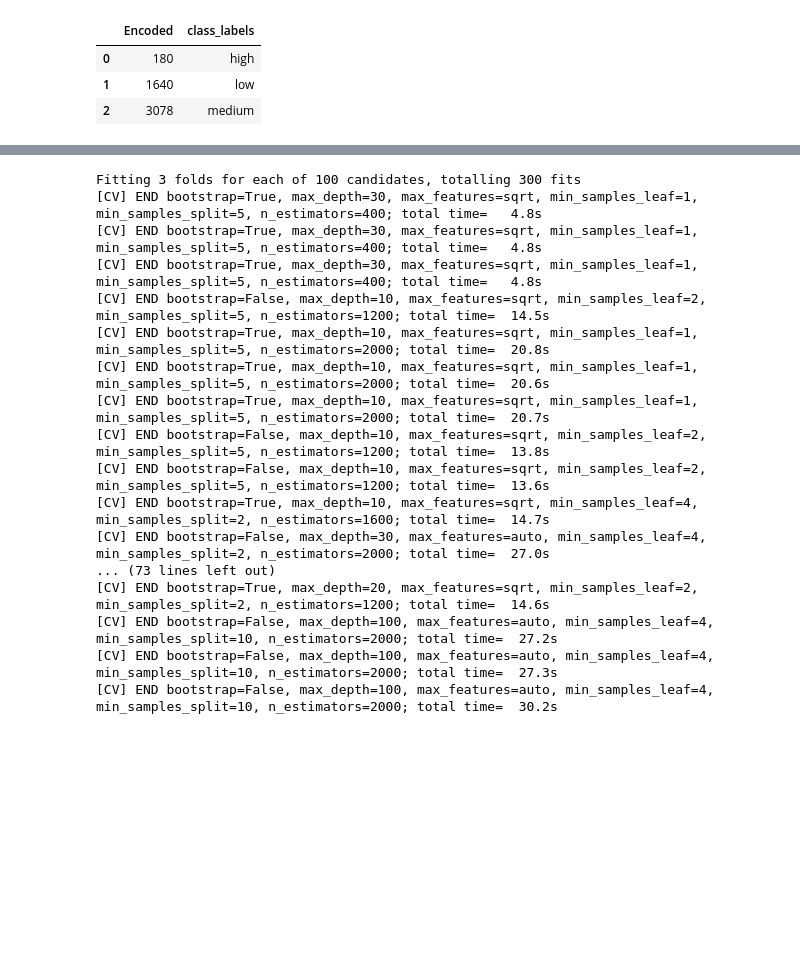
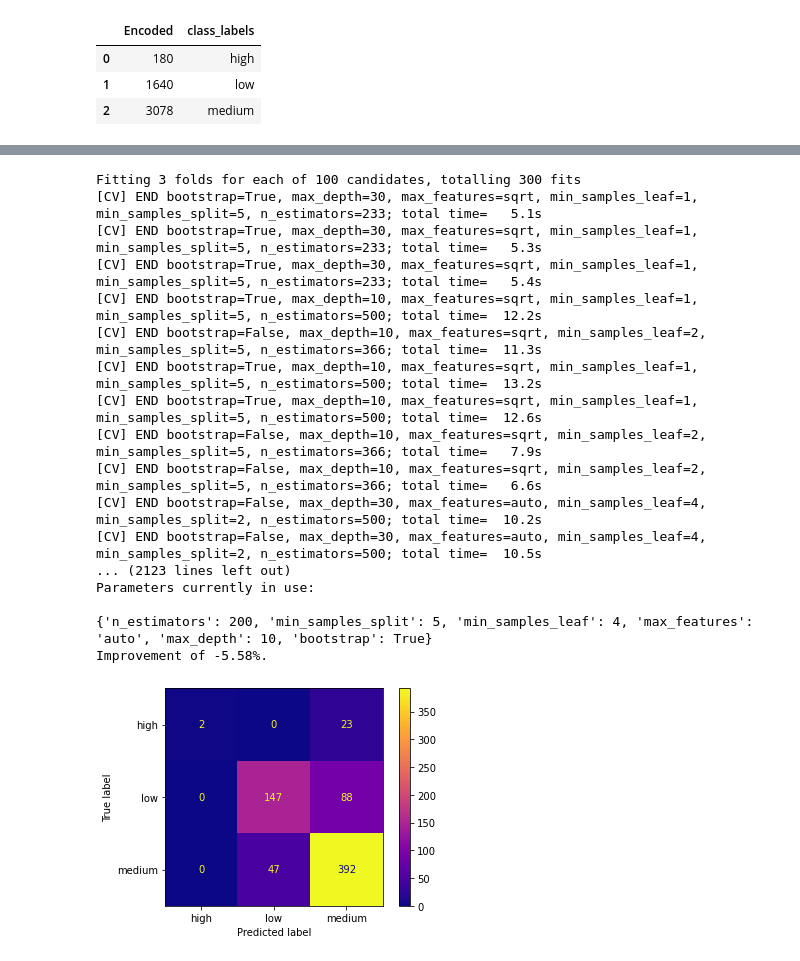
Before and after one commit to GitKPAN/4_BlueBerry-Winery, a Jupyter notebook: WWines_3L.ipynb, the cells around one changed output, grey strips where cells are left out. Drawn from its saved outputs; the diff is of its cells as text; code cells hidden in the pictures; blank space fills up the shorter version.

Commit message:
Tuned parameters of Random Forest & Decision Trees

```diff
--- a/WWines_3L.ipynb
+++ b/WWines_3L.ipynb
@@ -1066,7 +1105,7 @@ Y = enc_3ql.iloc[:,-1]
 # 'min_weight_fraction_leaf': 0.0, 'n_estimators': 100, 'n_jobs': None, 'oob_score': False, 'random_state': None, 'verbose': 0, 'warm_start': False}
 
 # Number of trees in random forest
-n_estimators = [int(x) for x in np.linspace(start = 200, stop = 2000, num = 10)]
+n_estimators = [int(x) for x in np.linspace(start = 200, stop = 500, num = 10)]
 # Number of features to consider at every split
 max_features = ['auto', 'sqrt']
 # Maximum number of levels in tree
@@ -1094,8 +1133,8 @@ rf = RandomForestClassifier()
 # search across 100 different combinations, and use all available cores
 rf_random = RandomizedSearchCV(estimator = rf, param_distributions = random_grid, n_iter = 100, cv = 3, verbose=2, random_state=42, n_jobs = -1)
 
-# Now we create a StratifiedKFold object with 3 folds
-skf = StratifiedKFold(n_splits=10, shuffle=True, random_state=42)
+# Now we create a StratifiedKFold object with "n_split" folds
+skf = StratifiedKFold(n_splits=7, shuffle=True, random_state=42)
 
 accu_score = []
 
@@ -1122,46 +1161,50 @@ print("--------------------------------------------------------")
 print("checking the accuracy of our model")
 
 print('List of possible accuracy:', accu_score)
 
 print('\nMaximum Accuracy That can be obtained from this model is:',max(accu_score)*100, '%')
 
 print('\nMinimum Accuracy:', min(accu_score)*100, '%')
 
 print('\nOverall Accuracy (mean):', np.mean(accu_score)*100, '%',"\n")
 
 print("--------------------------------------------------------")
 print("The Classificaion Report for our model:")
 print(classification_report(Y_test, Y_predict, target_names=["high", "low", "medium"]),"\n")
 
 print("--------------------------------------------------------")
 kappa = cohen_kappa_score(Y_test, Y_predict)
 print("Cohen-Kappa score:", kappa, "\n")
 
 print("--------------------------------------------------------")
 # Now we want to visualize the Confusion Matrix
 print("Confusion Matrix:")
 ConfusionMatrixDisplay.from_predictions(Y_test, Y_predict, display_labels= ["high", "low", "medium"] ,colorbar= True, cmap="plasma")
 
 
 print('Parameters currently in use:\n')
 print(rf_random.best_params_)
 
 print('Improvement of {:0.2f}%.'.format( 100 * (tuned_accuracy - 0.819742) / 0.819742))
+
+#{'n_estimators': 500, 'min_samples_split': 5, 'min_samples_leaf': 1, 'max_features': 'sqrt', 'max_depth': 10, 'bootstrap': True}
+#{'n_estimators': 200, 'min_samples_split': 5, 'min_samples_leaf': 4, 'max_features': 'auto', 'max_depth': 10, 'bootstrap': True}
 # %% [output]
 Fitting 3 folds for each of 100 candidates, totalling 300 fits
-[CV] END bootstrap=True, max_depth=30, max_features=sqrt, min_samples_leaf=1, min_samples_split=5, n_estimators=400; total time=   4.8s
-[CV] END bootstrap=True, max_depth=30, max_features=sqrt, min_samples_leaf=1, min_samples_split=5, n_estimators=400; total time=   4.8s
-[CV] END bootstrap=True, max_depth=30, max_features=sqrt, min_samples_leaf=1, min_samples_split=5, n_estimators=400; total time=   4.8s
-[CV] END bootstrap=False, max_depth=10, max_features=sqrt, min_samples_leaf=2, min_samples_split=5, n_estimators=1200; total time=  14.5s
-[CV] END bootstrap=True, max_depth=10, max_features=sqrt, min_samples_leaf=1, min_samples_split=5, n_estimators=2000; total time=  20.8s
-[CV] END bootstrap=True, max_depth=10, max_features=sqrt, min_samples_leaf=1, min_samples_split=5, n_estimators=2000; total time=  20.6s
-[CV] END bootstrap=True, max_depth=10, max_features=sqrt, min_samples_leaf=1, min_samples_split=5, n_estimators=2000; total time=  20.7s
-[CV] END bootstrap=False, max_depth=10, max_features=sqrt, min_samples_leaf=2, min_samples_split=5, n_estimators=1200; total time=  13.8s
-[CV] END bootstrap=False, max_depth=10, max_features=sqrt, min_samples_leaf=2, min_samples_split=5, n_estimators=1200; total time=  13.6s
-[CV] END bootstrap=True, max_depth=10, max_features=sqrt, min_samples_leaf=4, min_samples_split=2, n_estimators=1600; total time=  14.7s
-[CV] END bootstrap=False, max_depth=30, max_features=auto, min_samples_leaf=4, min_samples_split=2, n_estimators=2000; total time=  27.0s
-... (73 lines left out)
-[CV] END bootstrap=True, max_depth=20, max_features=sqrt, min_samples_leaf=2, min_samples_split=2, n_estimators=1200; total time=  14.6s
-[CV] END bootstrap=False, max_depth=100, max_features=auto, min_samples_leaf=4, min_samples_split=10, n_estimators=2000; total time=  27.2s
-[CV] END bootstrap=False, max_depth=100, max_features=auto, min_samples_leaf=4, min_samples_split=10, n_estimators=2000; total time=  27.3s
-[CV] END bootstrap=False, max_depth=100, max_features=auto, min_samples_leaf=4, min_samples_split=10, n_estimators=2000; total time=  30.2s
+[CV] END bootstrap=True, max_depth=30, max_features=sqrt, min_samples_leaf=1, min_samples_split=5, n_estimators=233; total time=   5.1s
+[CV] END bootstrap=True, max_depth=30, max_features=sqrt, min_samples_leaf=1, min_samples_split=5, n_estimators=233; total time=   5.3s
+[CV] END bootstrap=True, max_depth=30, max_features=sqrt, min_samples_leaf=1, min_samples_split=5, n_estimators=233; total time=   5.4s
+[CV] END bootstrap=True, max_depth=10, max_features=sqrt, min_samples_leaf=1, min_samples_split=5, n_estimators=500; total time=  12.2s
+[CV] END bootstrap=False, max_depth=10, max_features=sqrt, min_samples_leaf=2, min_samples_split=5, n_estimators=366; total time=  11.3s
+[CV] END bootstrap=True, max_depth=10, max_features=sqrt, min_samples_leaf=1, min_samples_split=5, n_estimators=500; total time=  13.2s
+[CV] END bootstrap=True, max_depth=10, max_features=sqrt, min_samples_leaf=1, min_samples_split=5, n_estimators=500; total time=  12.6s
+[CV] END bootstrap=False, max_depth=10, max_features=sqrt, min_samples_leaf=2, min_samples_split=5, n_estimators=366; total time=   7.9s
+[CV] END bootstrap=False, max_depth=10, max_features=sqrt, min_samples_leaf=2, min_samples_split=5, n_estimators=366; total time=   6.6s
+[CV] END bootstrap=False, max_depth=30, max_features=auto, min_samples_leaf=4, min_samples_split=2, n_estimators=500; total time=  10.2s
+[CV] END bootstrap=False, max_depth=30, max_features=auto, min_samples_leaf=4, min_samples_split=2, n_estimators=500; total time=  10.5s
+... (2123 lines left out)
+Parameters currently in use:
+
+{'n_estimators': 200, 'min_samples_split': 5, 'min_samples_leaf': 4, 'max_features': 'auto', 'max_depth': 10, 'bootstrap': True}
+Improvement of -5.58%.
+[figure, added]
```
Also changed, not shown: parts of 3 cells of this notebook, 6 other files.
